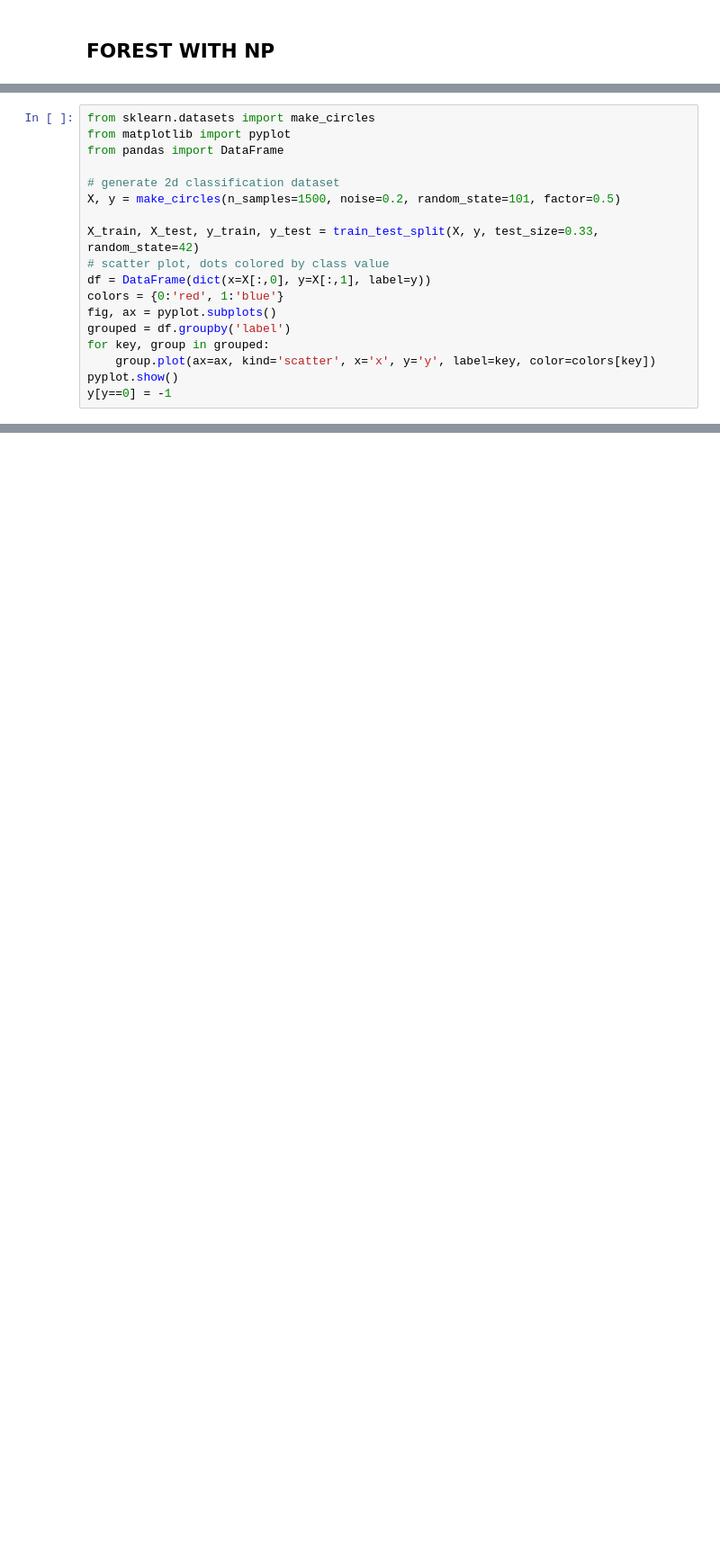
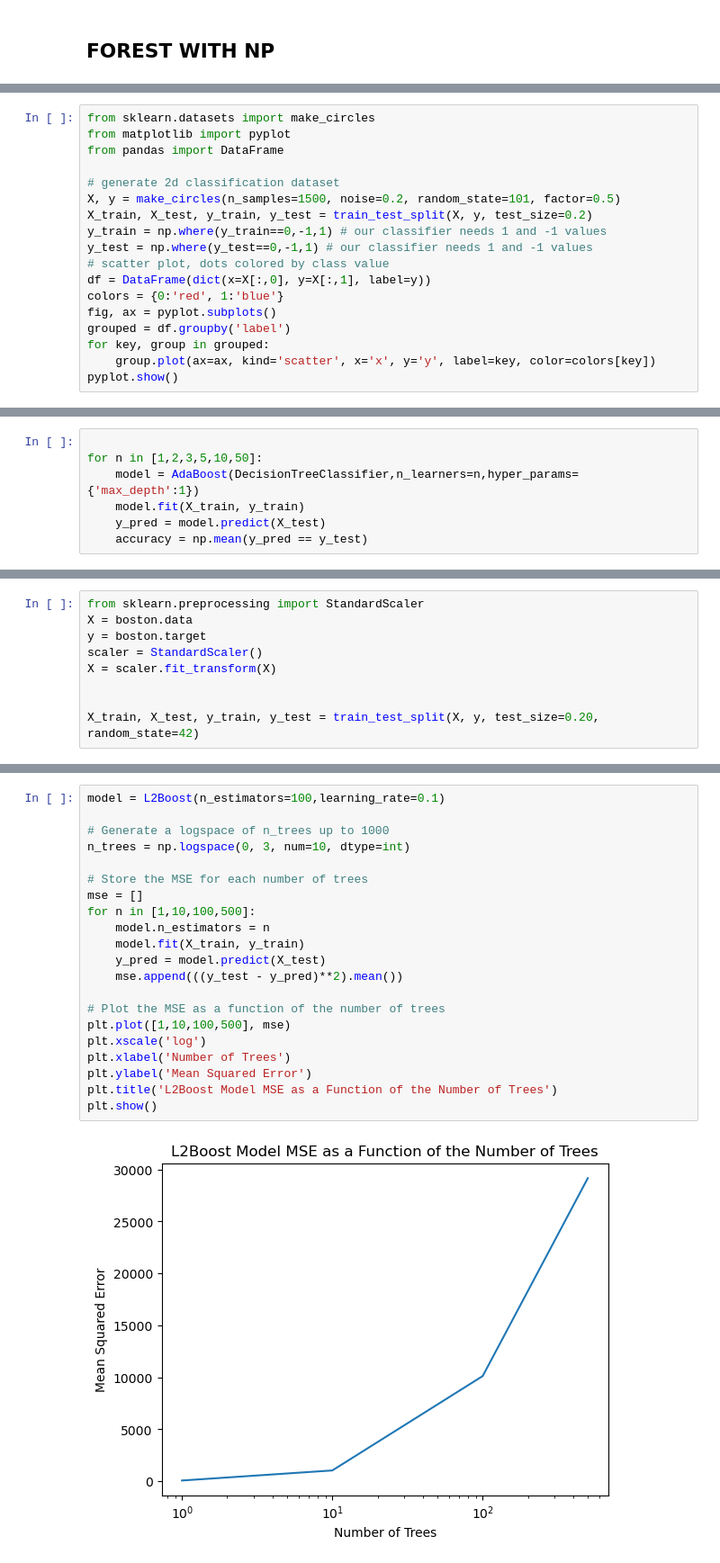
Before and after one commit to tryko/y_data_Itay_asaf_, a Jupyter notebook: Supervised_Learning/week_7_ensemble/Ensemble_Learning_Exercise_ASAF.ipynb, the cells around one changed output, grey strips where cells are left out. Shown: that part at 90% size. Saved outputs shown, nothing was run; the diff lists cells and outputs as text; blank space fills up the shorter version.

```diff
--- a/Supervised_Learning/week_7_ensemble/Ensemble_Learning_Exercise_ASAF.ipynb
+++ b/Supervised_Learning/week_7_ensemble/Ensemble_Learning_Exercise_ASAF.ipynb
@@ -173,8 +181,9 @@ from pandas import DataFrame
 
 # generate 2d classification dataset
 X, y = make_circles(n_samples=1500, noise=0.2, random_state=101, factor=0.5)
-
-X_train, X_test, y_train, y_test = train_test_split(X, y, test_size=0.33, random_state=42)
+X_train, X_test, y_train, y_test = train_test_split(X, y, test_size=0.2)
+y_train = np.where(y_train==0,-1,1) # our classifier needs 1 and -1 values
+y_test = np.where(y_test==0,-1,1) # our classifier needs 1 and -1 values
 # scatter plot, dots colored by class value
 df = DataFrame(dict(x=X[:,0], y=X[:,1], label=y))
 colors = {0:'red', 1:'blue'}
@@ -183,7 +192,6 @@ grouped = df.groupby('label')
 for key, group in grouped:
     group.plot(ax=ax, kind='scatter', x='x', y='y', label=key, color=colors[key])
 pyplot.show()
-y[y==0] = -1
 # %% [output]
 [figure]
 # %%
@@ -287,0 +238,7 @@ Accuracy: 0.501010101010101
+# %%
+
+for n in [1,2,3,5,10,50]:
+    model = AdaBoost(DecisionTreeClassifier,n_learners=n,hyper_params={'max_depth':1})
+    model.fit(X_train, y_train)
+    y_pred = model.predict(X_test)
+    accuracy = np.mean(y_pred == y_test)
@@ -293,3 +254,12 @@ Reminder: in each step, build a decision tree to minimize the error between the
 2. Use the Boston dataset to plot the MSE as a function of the number of trees for a logspace of `n_trees` up to 1,000. What is the optimal value of `n_trees`? of learning rate?
 3. Compare the performance with a deep DecisionTreeRegressor (find the optimal `max_depth`).  Who wins?
 4. Add an early-stopping mechanisim to the GBTL2 model to use a validation set to detect over-fit.
+# %%
+from sklearn.preprocessing import StandardScaler
+X = boston.data
+y = boston.target
+scaler = StandardScaler()
+X = scaler.fit_transform(X)
+
+
+X_train, X_test, y_train, y_test = train_test_split(X, y, test_size=0.20, random_state=42)
@@ -295,0 +294,23 @@ Reminder: in each step, build a decision tree to minimize the error between the
+# %%
+model = L2Boost(n_estimators=100,learning_rate=0.1)
+
+# Generate a logspace of n_trees up to 1000
+n_trees = np.logspace(0, 3, num=10, dtype=int)
+
+# Store the MSE for each number of trees
+mse = []
+for n in [1,10,100,500]:
+    model.n_estimators = n
+    model.fit(X_train, y_train)
+    y_pred = model.predict(X_test)
+    mse.append(((y_test - y_pred)**2).mean())
+
+# Plot the MSE as a function of the number of trees
+plt.plot([1,10,100,500], mse)
+plt.xscale('log')
+plt.xlabel('Number of Trees')
+plt.ylabel('Mean Squared Error')
+plt.title('L2Boost Model MSE as a Function of the Number of Trees')
+plt.show()
+# %% [output]
+[figure, added]
```
Also changed, not shown: parts of 10 cells of this notebook.
